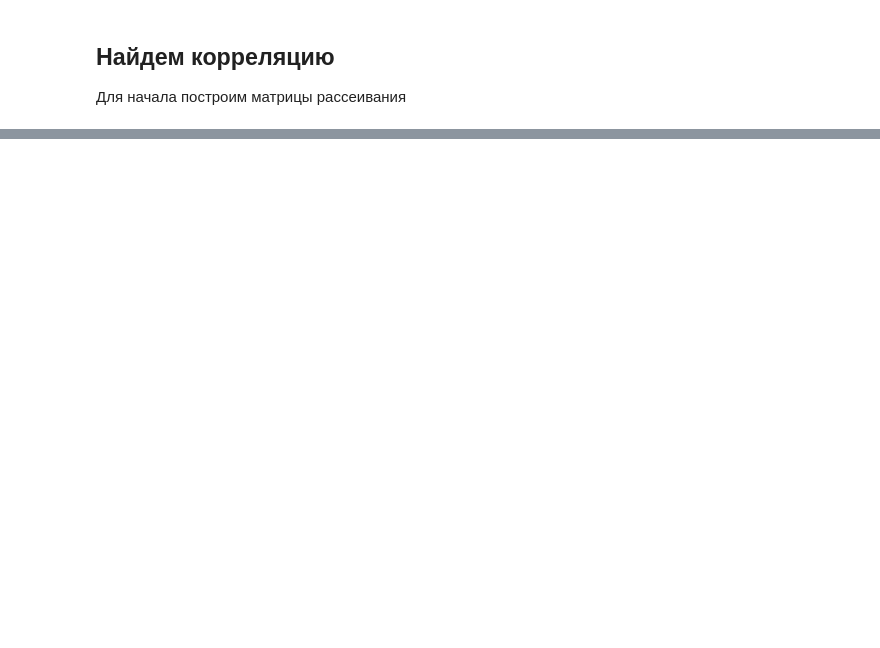
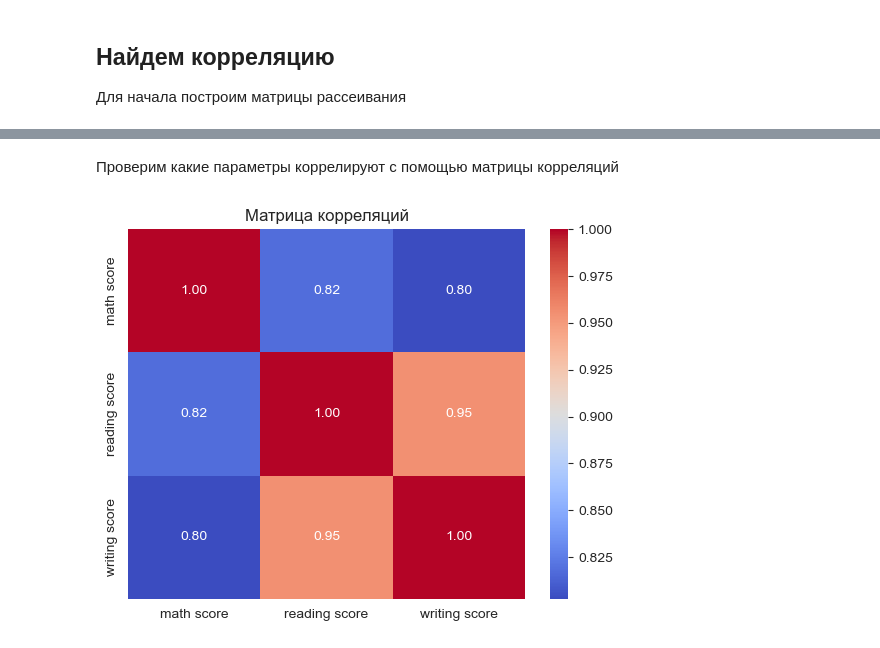
Before and after one commit to kakashi-hatake3/machine_learning, a Jupyter notebook: 1 lab.ipynb, the cells around one changed output, grey strips where cells are left out. Drawn from its saved outputs; the diff is of its cells as text; code cells hidden in the pictures; blank space fills up the shorter version.

```diff
--- a/1 lab.ipynb
+++ b/1 lab.ipynb
@@ -112,0 +64,13 @@ scatter_matrix = pd.plotting.scatter_matrix(frame)
+# %% [markdown]
+Проверим какие параметры коррелируют с помощью матрицы корреляций
+# %%
+import seaborn as sns
+
+correlation_matrix = frame.corr()
+plt.figure()
+sns.heatmap(correlation_matrix, annot=True, fmt=".2f", cmap='coolwarm', cbar=True,
+            xticklabels=correlation_matrix.columns, yticklabels=correlation_matrix.columns)
+plt.title('Матрица корреляций')
+plt.show()
+# %% [output]
+[figure, added]
```
Also changed, not shown: parts of 8 cells of this notebook.
